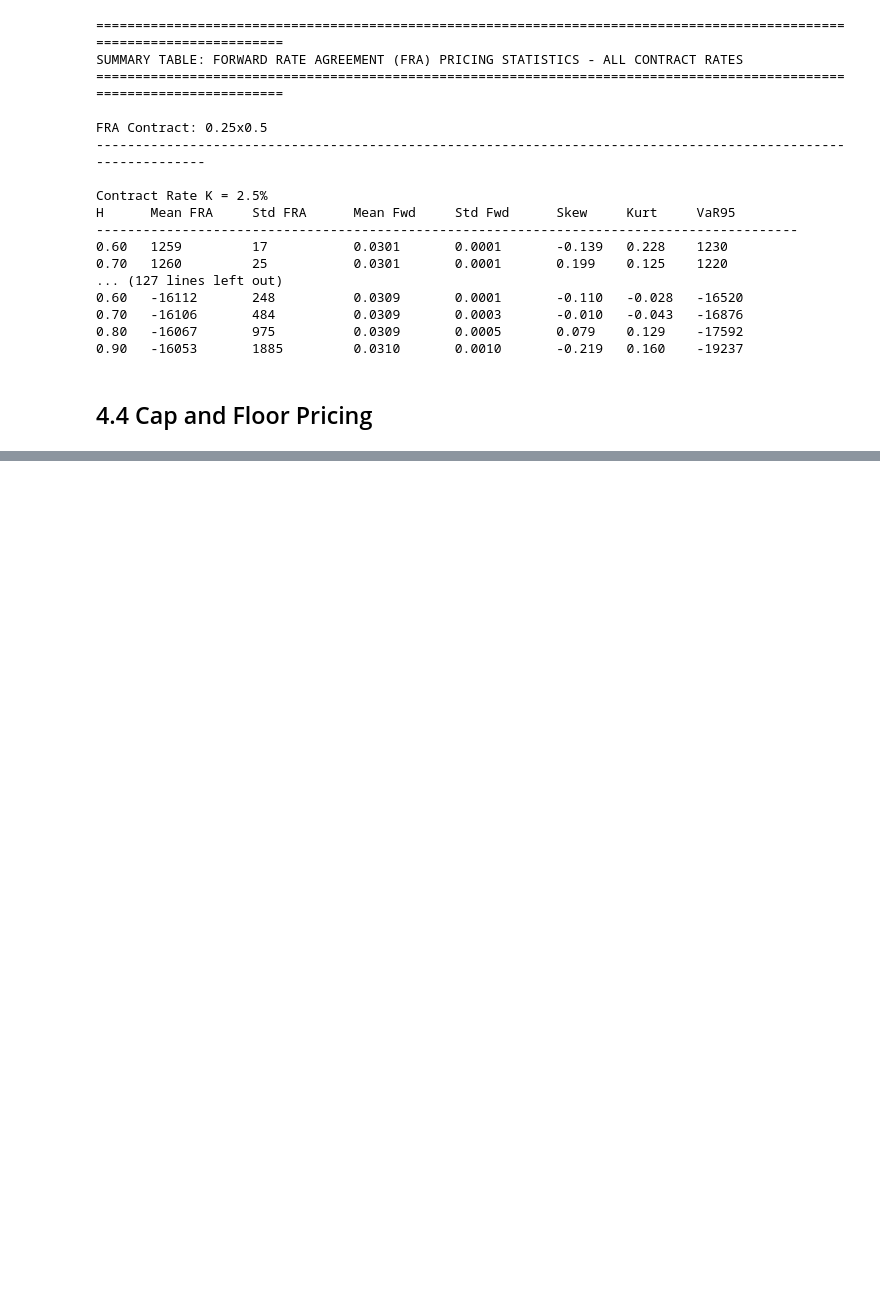
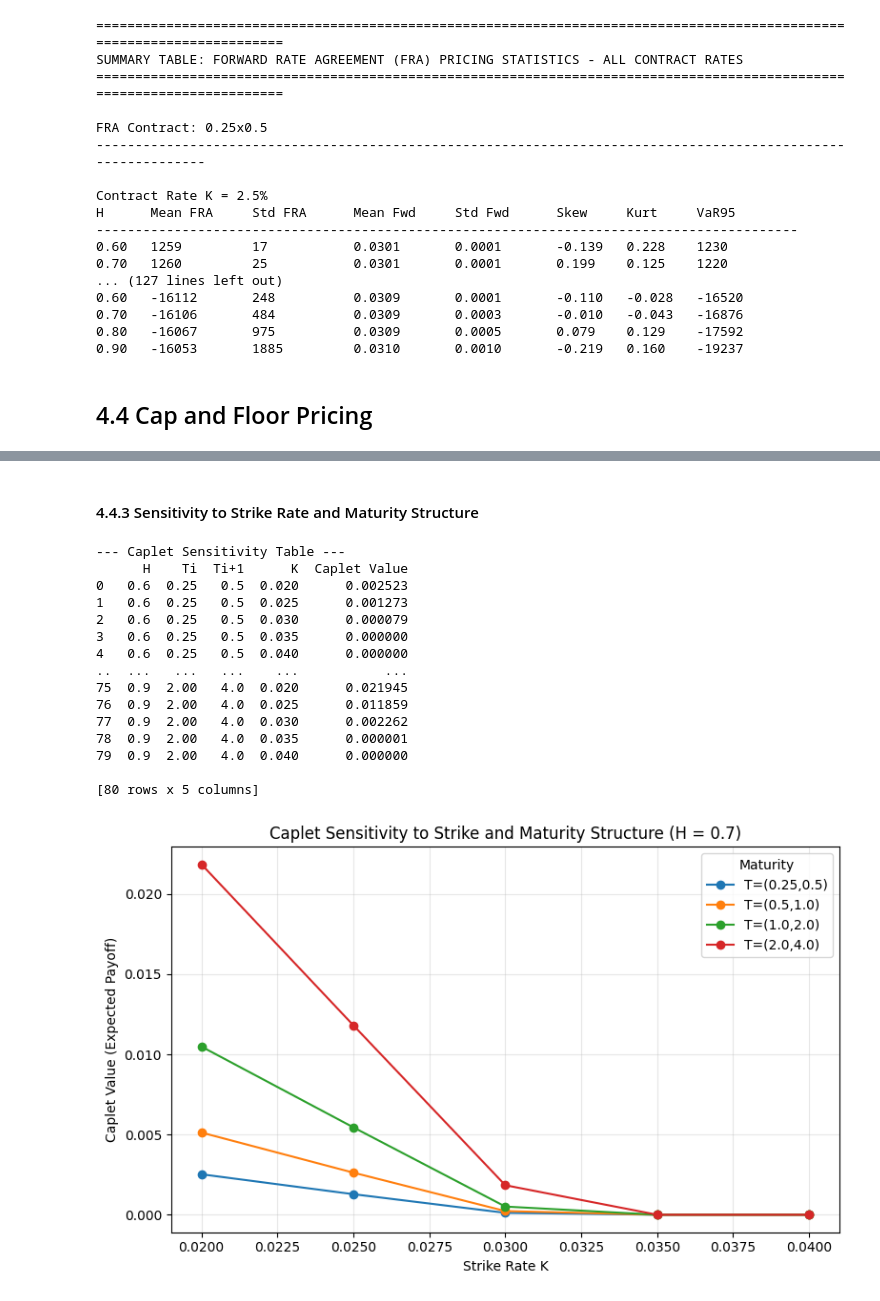
Before and after one commit to katieli0828/Dissertation, a Jupyter notebook: CH4_derivative_pricing.ipynb, the cells around one changed output, grey strips where cells are left out. Saved outputs shown, nothing was run; the diff lists cells and outputs as text; code cells hidden in the pictures; blank space fills up the shorter version.

```diff
--- a/CH4_derivative_pricing.ipynb
+++ b/CH4_derivative_pricing.ipynb
@@ -1203,0 +1205,67 @@ plt.show()
+# %% [markdown]
+#### 4.4.3 Sensitivity to Strike Rate and Maturity Structure
+# %%
+# === Run Sensitivity Analysis ===
+alpha, mu, sigma, r0 = 0.5, 0.03, 0.2, 0.03
+model = TheoreticalCapFloorFramework(alpha, mu, sigma, r0)
+
+H_list = [0.6, 0.7, 0.8, 0.9]
+strike_list = [0.02, 0.025, 0.03, 0.035, 0.04]
+maturity_pairs = [(0.25, 0.5), (0.5, 1.0), (1.0, 2.0), (2.0, 4.0)]
+M = 1000
+
+records = []
+
+for H in H_list:
+    for (Ti, Ti1) in maturity_pairs:
+        tau = Ti1 - Ti
+        for K in strike_list:
+            r_paths, dt = model.simulate_rate_paths(M, T=Ti1, H=H)
+            L_i = model.compute_forward_rate(r_paths, dt, Ti, Ti1)
+            payoff = model.theoretical_caplet_payoff(L_i, K, N=1, tau_i=tau)
+            records.append({
+                "H": H,
+                "Ti": Ti,
+                "Ti+1": Ti1,
+                "K": K,
+                "Caplet Value": np.mean(payoff)
+            })
+
+# === DataFrame ===
+df = pd.DataFrame(records)
+print("\n--- Caplet Sensitivity Table ---")
+print(df.round(6))
+
+# === Plot ===
+H_target = 0.7
+df_plot = df[df["H"] == H_target]
+
+plt.figure(figsize=(8, 5))
+for (Ti, Ti1) in maturity_pairs:
+    df_sub = df_plot[(df_plot["Ti"] == Ti) & (df_plot["Ti+1"] == Ti1)]
+    plt.plot(df_sub["K"], df_sub["Caplet Value"], marker='o', label=f"T=({Ti},{Ti1})")
+
+plt.xlabel("Strike Rate K")
+plt.ylabel("Caplet Value (Expected Payoff)")
+plt.title(f"Caplet Sensitivity to Strike and Maturity Structure (H = {H_target})")
+plt.grid(True, alpha=0.3)
+plt.legend(title="Maturity")
+plt.tight_layout()
+plt.show()
+# %% [output]
+--- Caplet Sensitivity Table ---
+      H    Ti  Ti+1      K  Caplet Value
+0   0.6  0.25   0.5  0.020      0.002523
+1   0.6  0.25   0.5  0.025      0.001273
+2   0.6  0.25   0.5  0.030      0.000079
+3   0.6  0.25   0.5  0.035      0.000000
+4   0.6  0.25   0.5  0.040      0.000000
+..  ...   ...   ...    ...           ...
+75  0.9  2.00   4.0  0.020      0.021945
+76  0.9  2.00   4.0  0.025      0.011859
+77  0.9  2.00   4.0  0.030      0.002262
+78  0.9  2.00   4.0  0.035      0.000001
+79  0.9  2.00   4.0  0.040      0.000000
+
+[80 rows x 5 columns]
+[figure, added]
```
Also changed, not shown: parts of 2 cells of this notebook.
